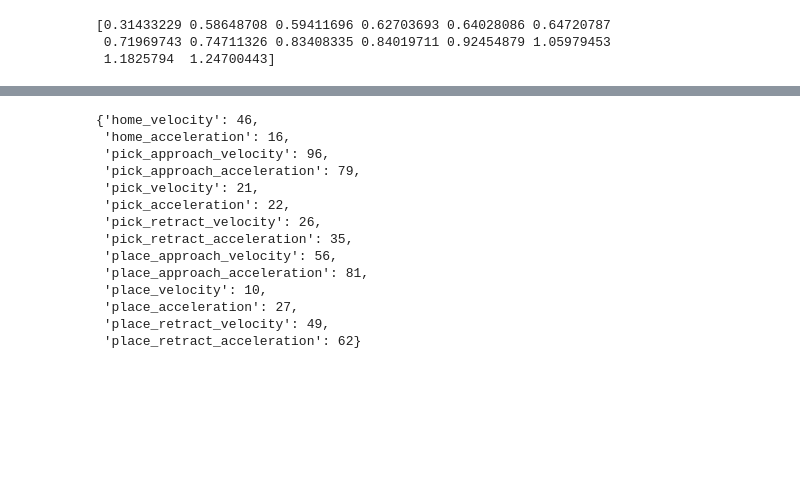
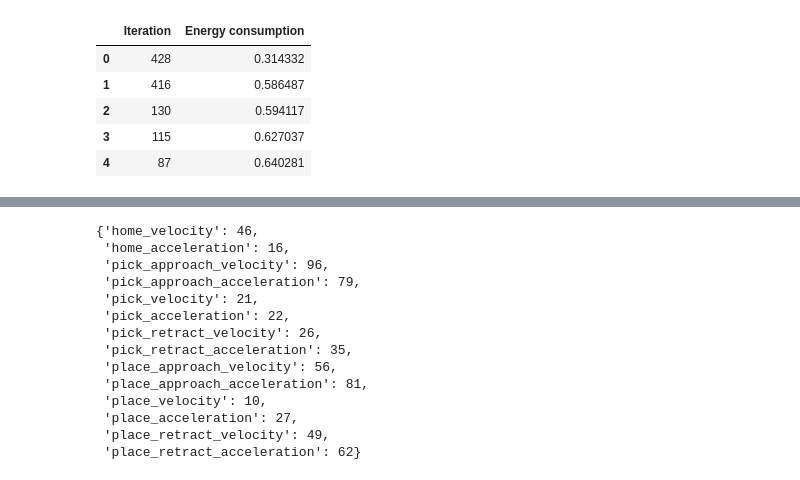
Before and after one commit to torayeff/digital-twins, a Jupyter notebook: src/Analysis.ipynb, the cells around one changed output, grey strips where cells are left out. Drawn from its saved outputs; the diff is of its cells as text; code cells hidden in the pictures; blank space fills up the shorter version.

```diff
--- a/src/Analysis.ipynb
+++ b/src/Analysis.ipynb
@@ -123,8 +103,13 @@ print(cumul_min)
 [interactive output not drawn]
 # %%
-print(updates)
+df = pd.DataFrame(data={"Iteration": idxs, "Energy consumption": updates})
+df.to_csv("graphs_data/updates.csv", index=False)
+df.head()
 # %% [output]
-[0.31433229 0.58648708 0.59411696 0.62703693 0.64028086 0.64720787
- 0.71969743 0.74711326 0.83408335 0.84019711 0.92454879 1.05979453
- 1.1825794  1.24700443]
+|  | Iteration | Energy consumption |
+| 0 | 428 | 0.314332 |
+| 1 | 416 | 0.586487 |
+| 2 | 130 | 0.594117 |
+| 3 | 115 | 0.627037 |
+| 4 | 87 | 0.640281 |
 [interactive output not drawn]
```
Also changed, not shown: parts of 12 cells of this notebook, 12 other files.
